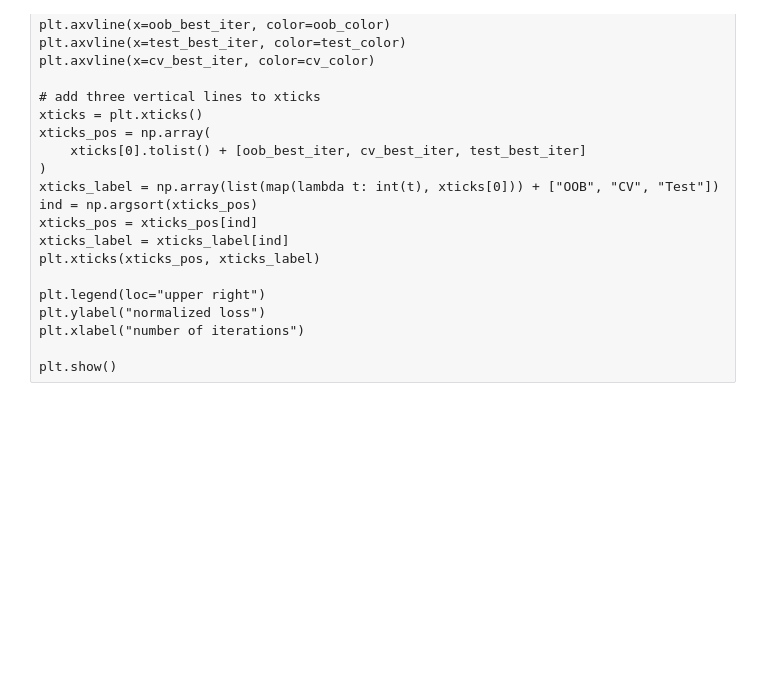
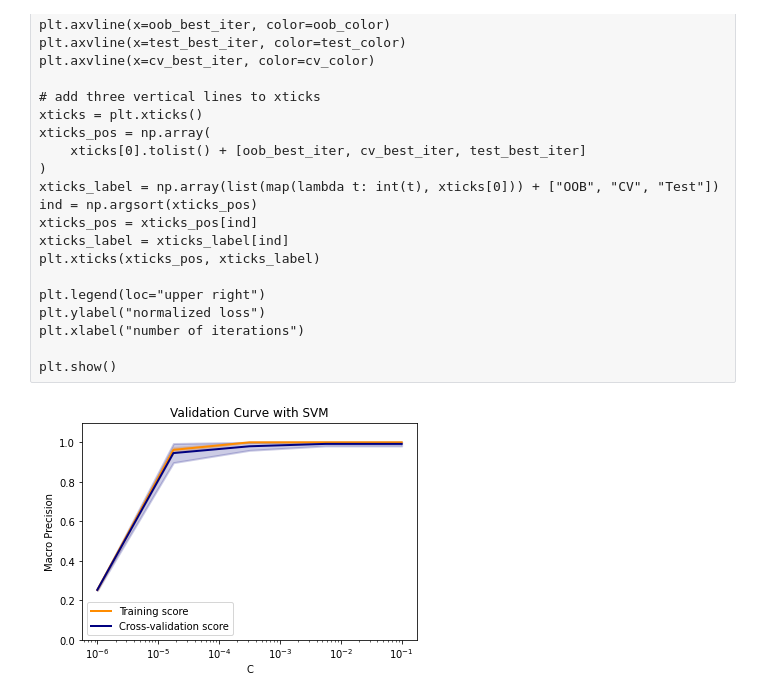
Before and after one commit to sharp-productions/meh, a Jupyter notebook: Untitled.ipynb, the cells around one changed output. Drawn from its saved outputs; the diff is of its cells as text; code cells hidden in the pictures; blank space fills up the shorter version.

```diff
--- a/Untitled.ipynb
+++ b/Untitled.ipynb
@@ -820,3 +876,61 @@ plt.ylabel("normalized loss")
 plt.xlabel("number of iterations")
 
 plt.show()
+# %%
+import matplotlib.pyplot as plt
+import numpy as np
+
+from sklearn.datasets import load_digits
+from sklearn.svm import SVC
+from sklearn.model_selection import validation_curve
+
+X, y = load_digits(return_X_y=True)
+subset_mask = np.isin(y, [1, 2])  # binary classification: 1 vs 2
+X, y = X[subset_mask], y[subset_mask]
+
+param_range = np.logspace(-6, -1, 5)
+train_scores, test_scores = validation_curve(
+    clf,
+    X,
+    y,
+    param_name="C",
+    param_range=param_range,
+    scoring='precision_macro',
+    n_jobs=-1,
+)
+train_scores_mean = np.mean(train_scores, axis=1)
+train_scores_std = np.std(train_scores, axis=1)
+test_scores_mean = np.mean(test_scores, axis=1)
+test_scores_std = np.std(test_scores, axis=1)
+
+plt.title("Validation Curve with SVM")
+plt.xlabel(r"C")
+plt.ylabel("Macro Precision")
+plt.ylim(0.0, 1.1)
+lw = 2
+plt.semilogx(
+    param_range, train_scores_mean, label="Training score", color="darkorange", lw=lw
+)
+plt.fill_between(
+    param_range,
+    train_scores_mean - train_scores_std,
+    train_scores_mean + train_scores_std,
+    alpha=0.2,
+    color="darkorange",
+    lw=lw,
+)
+plt.semilogx(
+    param_range, test_scores_mean, label="Cross-validation score", color="navy", lw=lw
+)
+plt.fill_between(
+    param_range,
+    test_scores_mean - test_scores_std,
+    test_scores_mean + test_scores_std,
+    alpha=0.2,
+    color="navy",
+    lw=lw,
+)
+plt.legend(loc="best")
+plt.show()
+# %% [output]
+[figure, added]
```
Also changed, not shown: parts of 1 cell of this notebook.
